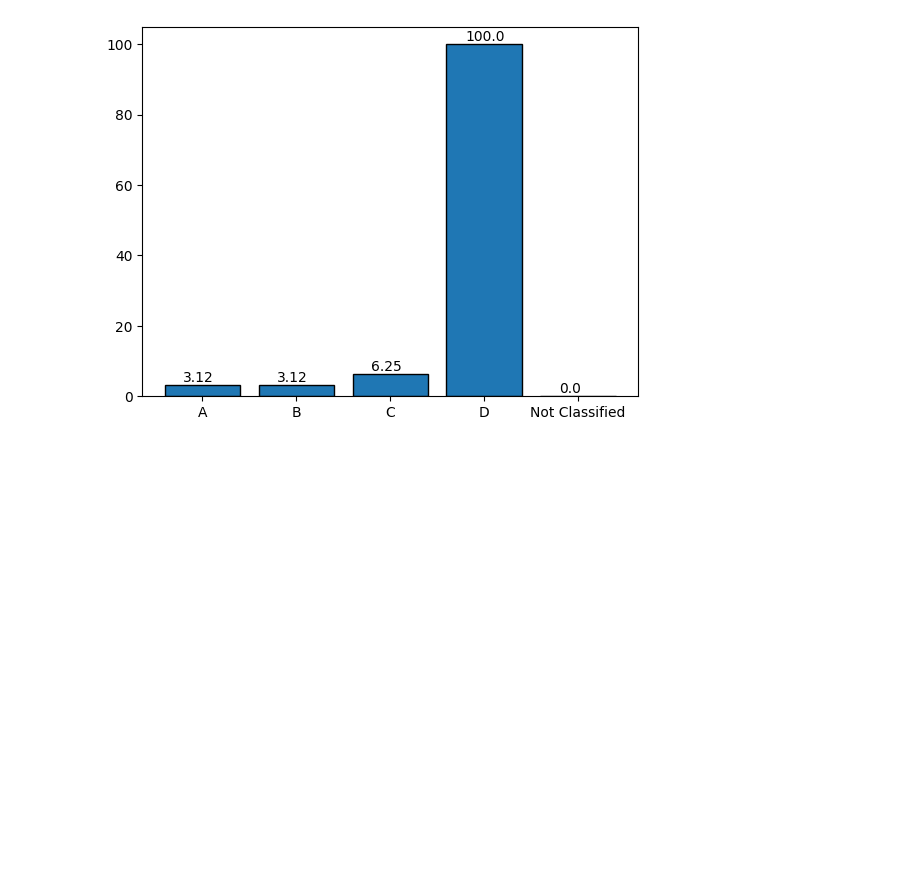
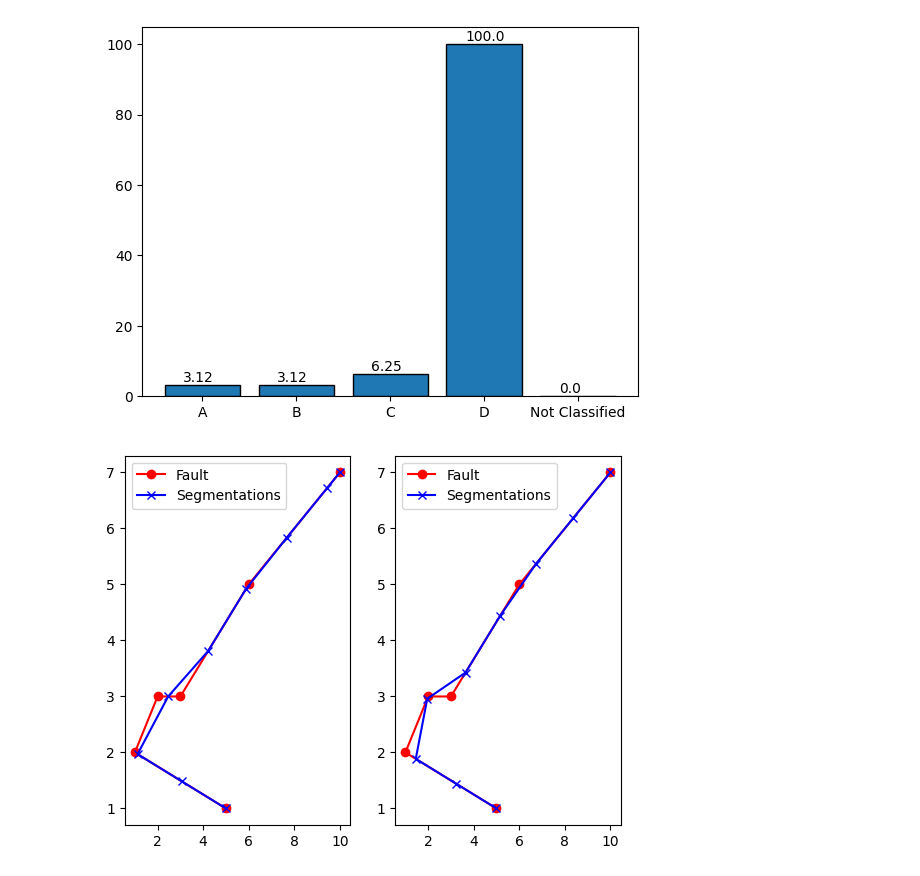
Before and after one commit to ikahbasi/SeisRoutine, a Jupyter notebook: Catalog-example.ipynb, the cells around one changed output. Saved outputs shown, nothing was run; the diff lists cells and outputs as text; code cells hidden in the pictures; blank space fills up the shorter version.

Commit message:
An example for using the `resample_fault_trace`.

```diff
--- a/Catalog-example.ipynb
+++ b/Catalog-example.ipynb
@@ -140,3 +140,24 @@ insp.quality_classification(citeria=citeria)
 insp.plot_quality_classification()
 # %% [output]
 [figure]
+# %%
+import SeisRoutine.helper as srh
+import numpy as np
+import matplotlib.pyplot as plt
+
+x = [5, 1, 2, 3, 6, 10]
+y = [1, 2, 3, 3, 5, 7]
+
+fig, (ax1, ax2) = plt.subplots(1, 2)
+new_x, new_y = srh.resample_fault_trace(x, y, step=2)
+ax1.plot(x, y, 'ro-', label="Fault")
+ax1.plot(new_x, new_y, 'bx-', label="Segmentations")
+ax1.legend()
+
+new_x, new_y = srh.resample_fault_trace(list(zip(x, y)), num_points=9)
+ax2.plot(x, y, 'ro-', label="Fault")
+ax2.plot(new_x, new_y, 'bx-', label="Segmentations")
+ax2.legend()
+plt.show()
+# %% [output]
+[figure, added]
```
